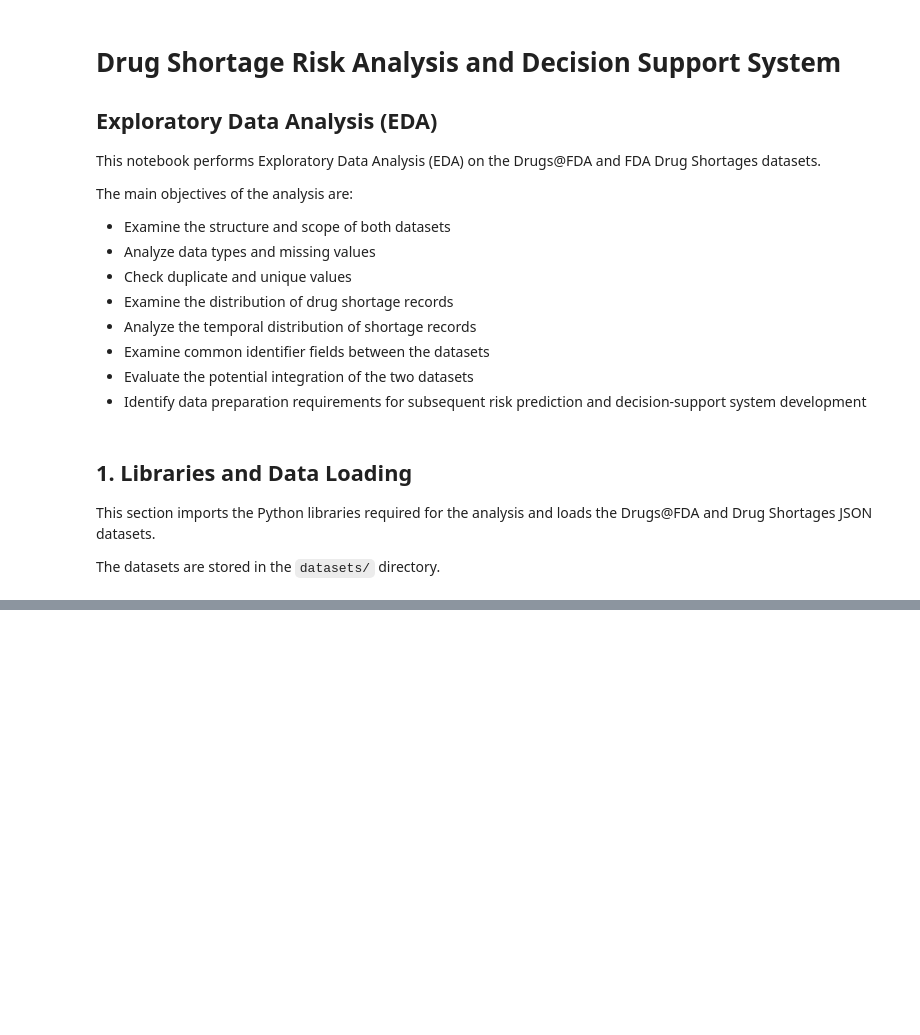
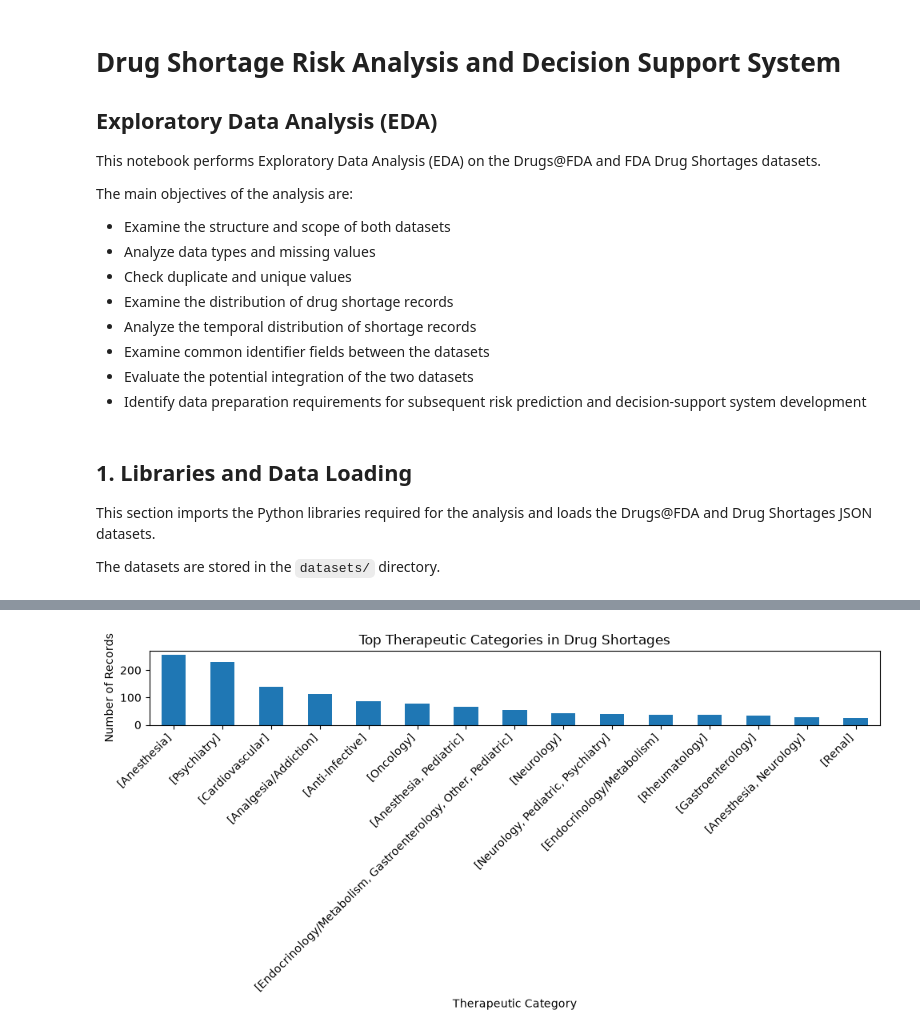
Before and after one commit to ulasamiyorumki/Drug-Shortage-Risk-Prediction-and-Decision-Support-System, a Jupyter notebook: Notebooks/eda.ipynb, the cells around one changed output, grey strips where cells are left out. Saved outputs shown, nothing was run; the diff lists cells and outputs as text; code cells hidden in the pictures; blank space fills up the shorter version.

```diff
--- a/Notebooks/eda.ipynb
+++ b/Notebooks/eda.ipynb
@@ -47,0 +346,7 @@ shortages_df = pd.json_normalize(shortages)
+# %%
+category_counts = (
+    shortages_df["therapeutic_category"]
+    .value_counts(dropna=False)
+)
+
+print(category_counts.head(20))
@@ -47,0 +371,14 @@ shortages_df = pd.json_normalize(shortages)
+# %%
+category_counts.head(15).plot(
+    kind="bar",
+    figsize=(10, 5)
+)
+
+plt.title("Top Therapeutic Categories in Drug Shortages")
+plt.xlabel("Therapeutic Category")
+plt.ylabel("Number of Records")
+plt.xticks(rotation=45, ha="right")
+plt.tight_layout()
+plt.show()
+# %% [output]
+[figure, added]
```
Also changed, not shown: parts of 50 cells of this notebook.
